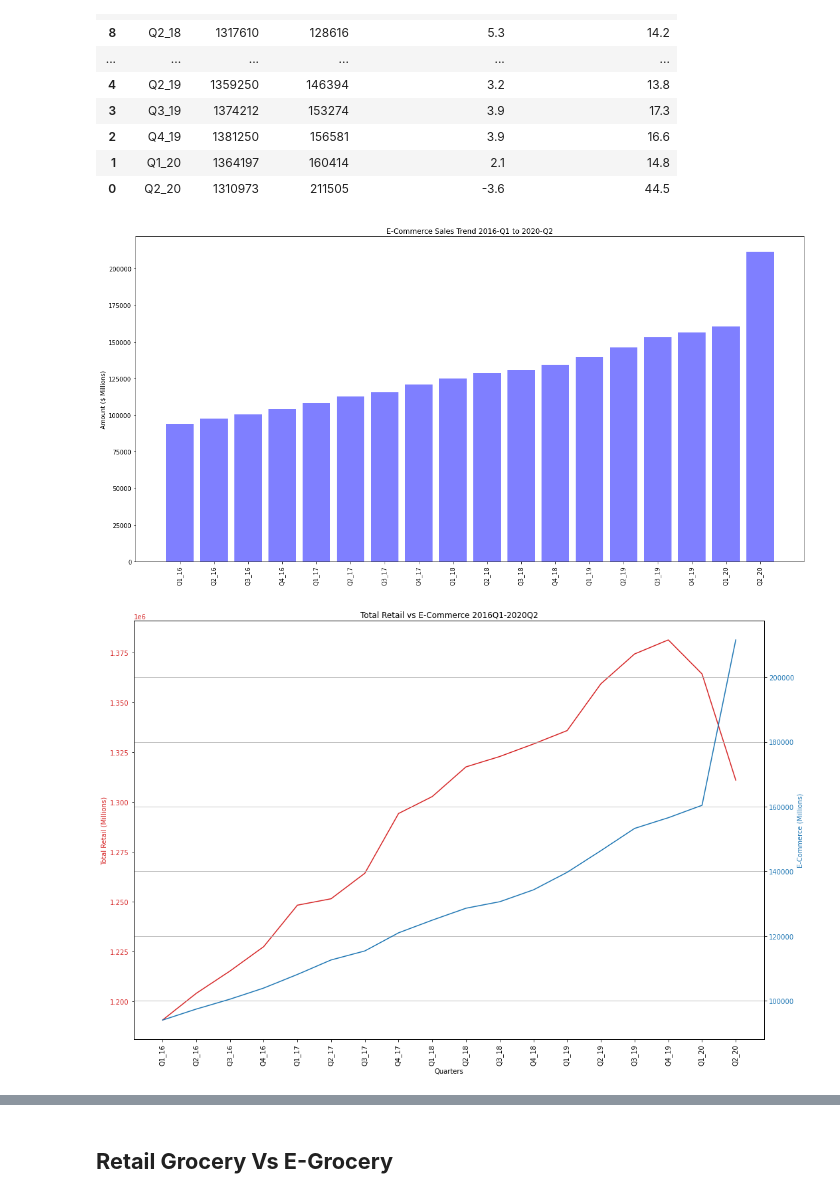
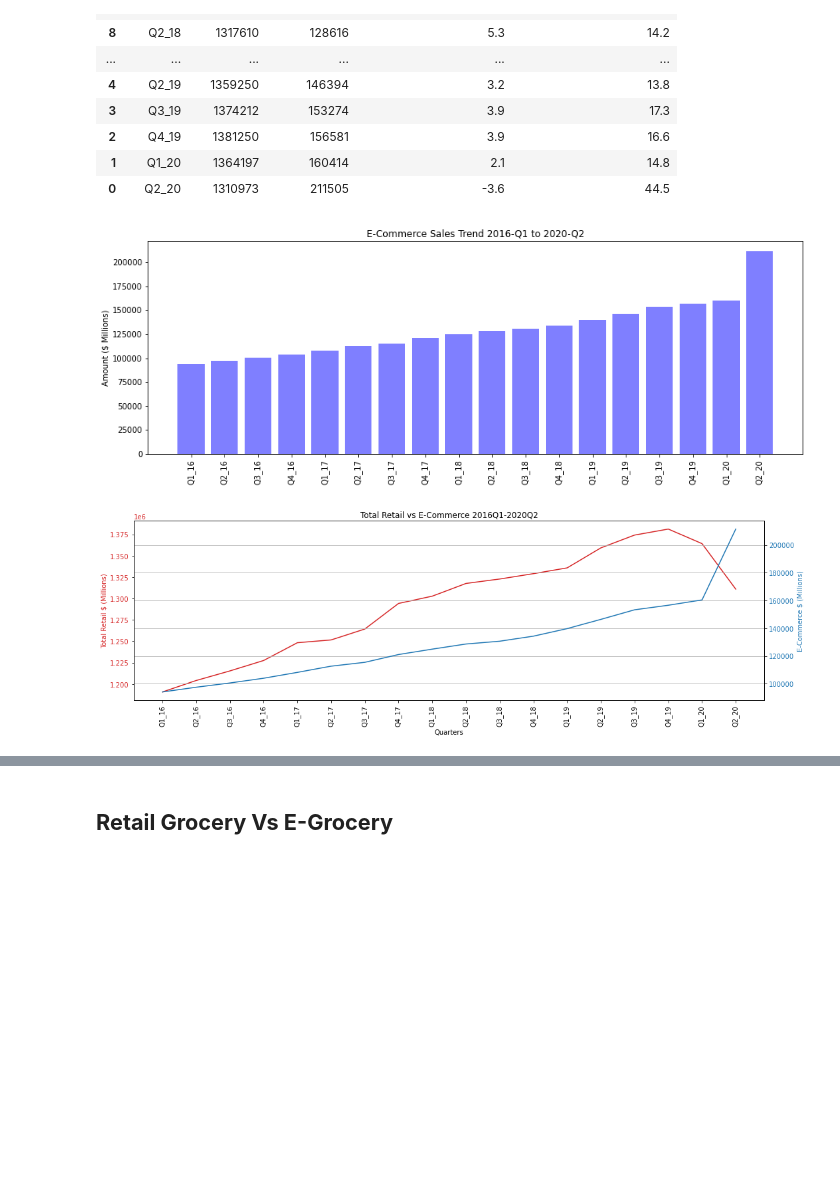
Before and after one commit to LenSin3/Conservatory-cvd19-retail, a Jupyter notebook: covid-retail.ipynb, the cells around one changed output, grey strips where cells are left out. Saved outputs shown, nothing was run; the diff lists cells and outputs as text; code cells hidden in the pictures; blank space fills up the shorter version.

```diff
--- a/covid-retail.ipynb
+++ b/covid-retail.ipynb
@@ -125,10 +135,10 @@ See the caveats in the documentation: https://pandas.pydata.org/pandas-docs/stab
 # %%
-plt.rcParams['figure.figsize'] = [20, 10]
+plt.rcParams['figure.figsize'] = [15, 5]
 state = state_ind.sum()
 # mnth_labels = ['Jan', 'Feb', 'Mar', 'Apr', 'May', 'Jun', 'Jul', 'Aug']
 state.plot(color='green')
 plt.title('Monthly US Confirmed Cases')
-plt.ylabel('Cases (Thousands)')
+plt.ylabel('Confirmed Cases')
 plt.xlabel('Months')
 
 
@@ -235,7 +245,7 @@ bottom_5_pct_change
 | 2 | Appliances | 49890 | -16.8 |
 | 1 | Furniture | 67610 | -11.3 |
 # %%
-plt.rcParams['figure.figsize'] = [20, 10]
+plt.rcParams['figure.figsize'] = [15, 5]
 plt.bar(retail_cat['Category'], retail_cat['Amount'], color='b', alpha=0.5, align="center")
 plt.ylabel('Amount ($ Millions)')
 plt.title('Retail Sales by Category 2020-Jan to 2020-Aug')
@@ -246,5 +256,5 @@ plt.show()
 # %%
-plt.rcParams['figure.figsize'] = [20, 10]
+plt.rcParams['figure.figsize'] = [15, 5]
 plt.bar(retail_cat['Category'], retail_cat['Pct Change 2019'], color='r', alpha=0.5, align="center")
 plt.xticks(rotation=90)
 plt.ylabel('Percent Change %')
@@ -325,7 +335,7 @@ sort_e_com_5
 | 1 | Q1_20 | 1364197 | 160414 | 2.1 | 14.8 |
 | 0 | Q2_20 | 1310973 | 211505 | -3.6 | 44.5 |
 # %%
-plt.rcParams['figure.figsize'] = [20, 10]
+plt.rcParams['figure.figsize'] = [15, 5]
 x_axis = sort_e_com_5['Quarters']
 y_axis = sort_e_com_5['E_Commerce']
 plt.xticks(rotation=90)
@@ -334,37 +344,37 @@ plt.ylabel('Amount ($ Millions)')
 plt.bar(x_axis, y_axis, color='b', alpha=0.5, align="center")
 plt.show()
 # %% [output]
-[figure, old version]
+[figure, new version]
 # %%
-plt.rcParams['figure.figsize'] = [15, 10]
+plt.rcParams['figure.figsize'] = [15, 5]
 labs = sort_e_com_5['Quarters']
 t = [x for x in labs]
 data1 = sort_e_com_5['Retail Total']
 data2 = sort_e_com_5['E_Commerce']
 
 # labels = t
 fig, ax1 = plt.subplots()
 
 color = 'tab:red'
 ax1.set_xlabel('Quarters')
-ax1.set_ylabel('Total Retail (Millions)', color=color)
+ax1.set_ylabel('Total Retail $ (Millions)', color=color)
 plt.xticks(rotation=90)
 plt.title('Total Retail vs E-Commerce 2016Q1-2020Q2')
 ax1.plot(t, data1, color=color)
 ax1.tick_params(axis='y', labelcolor=color)
 
 
 
 ax2 = ax1.twinx()
 
 color = 'tab:blue'
-ax2.set_ylabel('E-Commerce (Millions)', color=color)
+ax2.set_ylabel('E-Commerce $ (Millions)', color=color)
 ax2.plot(t, data2, color=color)
 ax2.tick_params(axis='y', labelcolor=color)
 
 fig.tight_layout()
 plt.grid()
 plt.show()
 # %% [output]
-[figure, old version]
+[figure, new version]
 # %%
```
Also changed, not shown: parts of 16 cells of this notebook.
